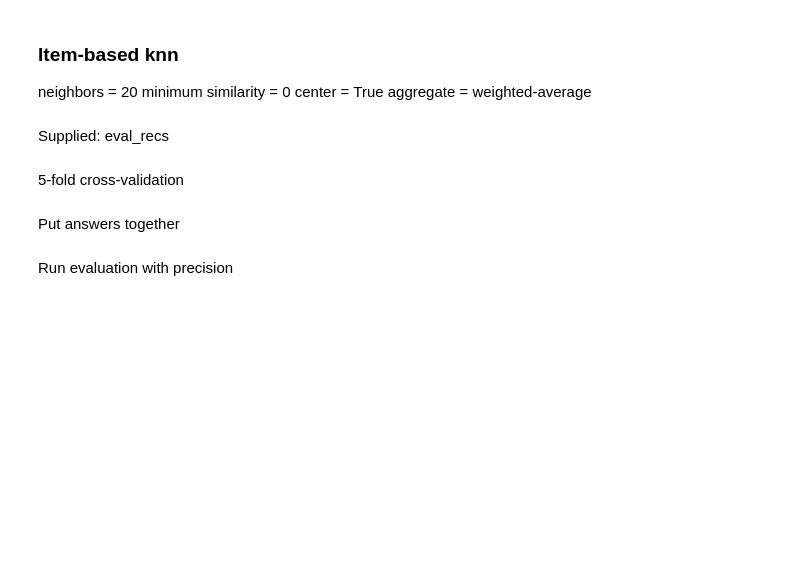
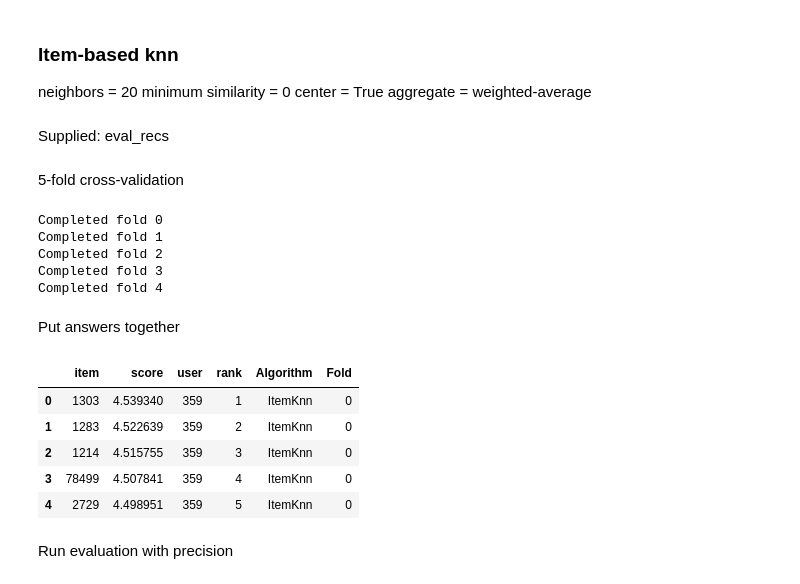
Before and after one commit to pxf3/Recommender-Systems, a Jupyter notebook: hwk4/hwk4.ipynb, the cells around one changed output. Cells and saved outputs as stored; diff of their text form; code cells hidden in the pictures; blank space fills up the shorter version.

```diff
--- a/hwk4/hwk4.ipynb
+++ b/hwk4/hwk4.ipynb
@@ -108,0 +93,12 @@ Split out genres into a separate data frame with "Item", "Feature" columns.
+# %%
+items = []
+genres = []
+for i, r in movies.iterrows():
+    genres_list = r['genres'].split('|')
+    items+=len(genres_list)*[r['movieId']]
+    genres+=(genres_list)
+
+data = {'item': items,'feature': features}
+features = pd.DataFrame(data, columns=['item', 'feature'])
+
+features.head()
@@ -112,12 +115,16 @@ Split out genres into a separate data frame with "Item", "Feature" columns.
 Like / dislike threshold = 2.9
 alpha = 0.01
 beta = 0.02
+# %%
+naive_bayes = NaiveBayesRecommender(features, 2.9, 0.01, 0.02)
 # %% [markdown]
 ### Item-based knn
 neighbors = 20
 minimum similarity = 0
 center = True
 aggregate = weighted-average
+# %%
+item_based = ItemItem(min_sim=0, aggregate='weighted-average', center=True, nnbrs=20)
 # %% [markdown]
 Supplied: eval_recs
 # %%
@@ -141,12 +148,30 @@ all_recs1 = []
 test_data1 = []
 fold = 0
 # 5 fold cross-validation
+for train, test in xf.partition_users(ratings[['user', 'item', 'rating']], 5, xf.SampleFrac(0.2)):
+    test_data1.append(test)
+    all_recs1.append(eval_recs('ItemKnn',fold, item_based, train, test))
+    all_recs1.append(eval_recs('NaiveBayes',fold, naive_bayes, train, test))
     print("Completed fold {}".format(fold))
     fold += 1
+# %% [output]
+Completed fold 0
+Completed fold 1
+Completed fold 2
+Completed fold 3
+Completed fold 4
 # %% [markdown]
 Put answers together
 # %%
-all_recs1 = pd.concat(all_recs1, ignore_index=True)
-test_data1 = pd.concat(test_data1, ignore_index=True)
+all_recs12 = pd.concat(all_recs1, ignore_index=True)
+test_data12 = pd.concat(test_data1, ignore_index=True)
+all_recs12.head()
+# %% [output]
+|  | item | score | user | rank | Algorithm | Fold |
+| 0 | 1303 | 4.539340 | 359 | 1 | ItemKnn | 0 |
+| 1 | 1283 | 4.522639 | 359 | 2 | ItemKnn | 0 |
+| 2 | 1214 | 4.515755 | 359 | 3 | ItemKnn | 0 |
+| 3 | 78499 | 4.507841 | 359 | 4 | ItemKnn | 0 |
+| 4 | 2729 | 4.498951 | 359 | 5 | ItemKnn | 0 |
 # %% [markdown]
 Run evaluation with precision
```
Also changed, not shown: parts of 31 cells of this notebook, 11 other files.
